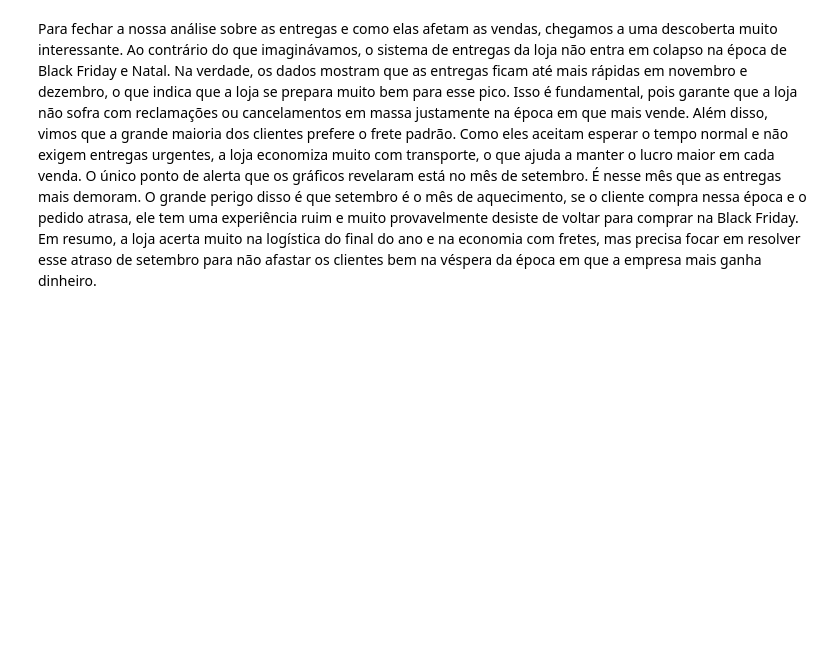
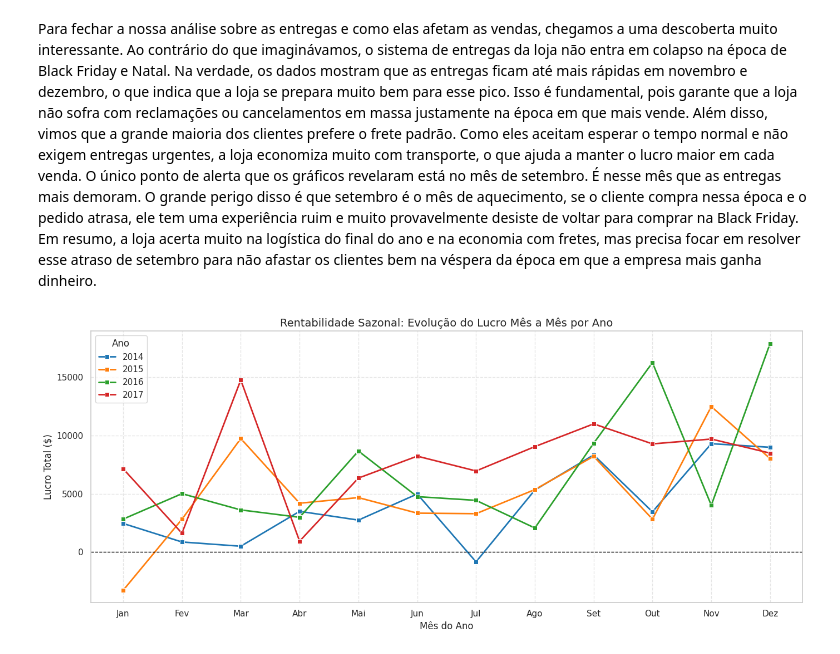
Before and after one commit to Ronaldo-Junior1/analise-dados-supermercado, a Jupyter notebook: Analise_base_supermercado.ipynb, the cells around one changed output. Saved outputs shown, nothing was run; the diff lists cells and outputs as text; code cells hidden in the pictures; blank space fills up the shorter version.

Commit message:
Analisando o lucro por mês de cada ano

```diff
--- a/Analise_base_supermercado.ipynb
+++ b/Analise_base_supermercado.ipynb
@@ -726,3 +726,30 @@ plt.show()
 [figure]
 # %% [markdown]
 Para fechar a nossa análise sobre as entregas e como elas afetam as vendas, chegamos a uma descoberta muito interessante. Ao contrário do que imaginávamos, o sistema de entregas da loja não entra em colapso na época de Black Friday e Natal. Na verdade, os dados mostram que as entregas ficam até mais rápidas em novembro e dezembro, o que indica que a loja se prepara muito bem para esse pico. Isso é fundamental, pois garante que a loja não sofra com reclamações ou cancelamentos em massa justamente na época em que mais vende. Além disso, vimos que a grande maioria dos clientes prefere o frete padrão. Como eles aceitam esperar o tempo normal e não exigem entregas urgentes, a loja economiza muito com transporte, o que ajuda a manter o lucro maior em cada venda. O único ponto de alerta que os gráficos revelaram está no mês de setembro. É nesse mês que as entregas mais demoram. O grande perigo disso é que setembro é o mês de aquecimento, se o cliente compra nessa época e o pedido atrasa, ele tem uma experiência ruim e muito provavelmente desiste de voltar para comprar na Black Friday. Em resumo, a loja acerta muito na logística do final do ano e na economia com fretes, mas precisa focar em resolver esse atraso de setembro para não afastar os clientes bem na véspera da época em que a empresa mais ganha dinheiro.
+# %%
+lucro_mensal = df.groupby(['Year', 'Month'])['Profit'].sum().reset_index()
+
+# 3. Plotando o Gráfico de Sazonalidade Mensal do Lucro
+plt.figure(figsize=(14, 6))
+
+sns.lineplot(data=lucro_mensal, x='Month', y='Profit', hue='Year', marker='s', palette='tab10', linewidth=2)
+
+plt.title('Rentabilidade Sazonal: Evolução do Lucro Mês a Mês por Ano', fontsize=14)
+plt.xlabel('Mês do Ano', fontsize=12)
+plt.ylabel('Lucro Total ($)', fontsize=12)
+
+# Ajustando o eixo X
+meses_nomes = ['Jan', 'Fev', 'Mar', 'Abr', 'Mai', 'Jun', 'Jul', 'Ago', 'Set', 'Out', 'Nov', 'Dez']
+plt.xticks(range(1, 13), meses_nomes)
+
+
+# Adicionando uma linha no Zero para mostrar claramente se algum mês deu prejuízo geral
+plt.axhline(0, color='black', linewidth=1, linestyle='--')
+
+plt.grid(True, linestyle='--', alpha=0.5)
+plt.legend(title='Ano')
+
+plt.tight_layout()
+plt.show()
+# %% [output]
+[figure, added]
```
Also changed, not shown: parts of 2 cells of this notebook.
